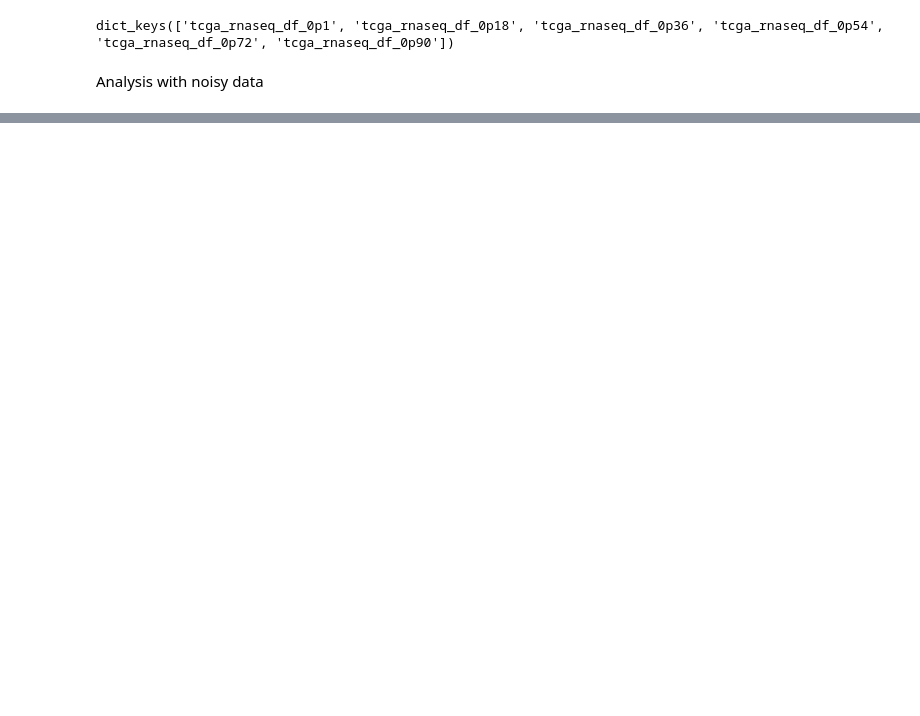
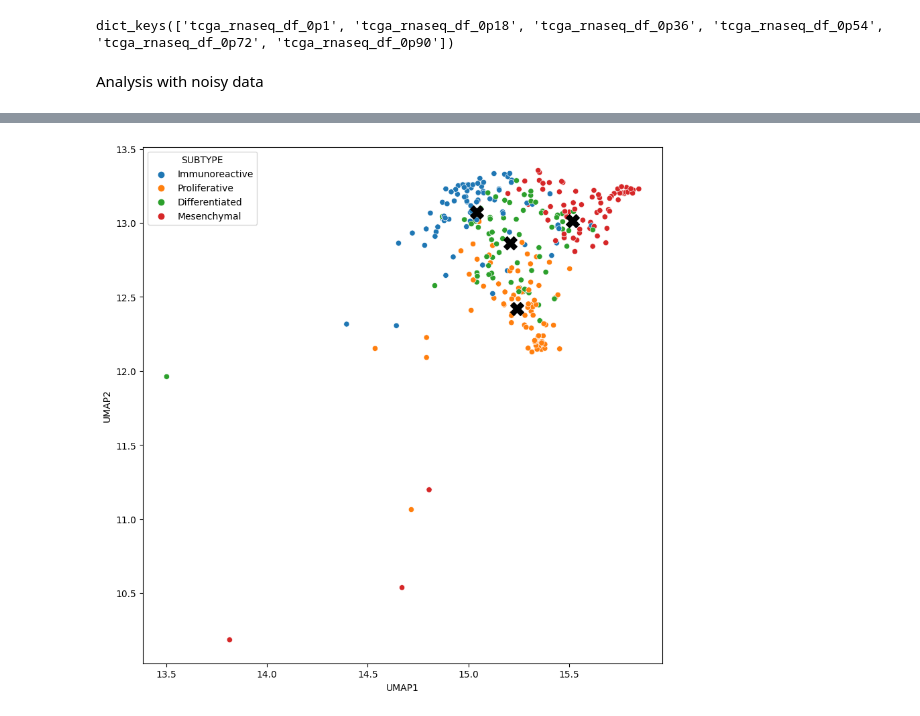
Before and after one commit to aschoudry/VAE_prject, a Jupyter notebook: notebooks/ov_subtype_umap.ipynb, the cells around one changed output, grey strips where cells are left out. Cells and saved outputs as stored; diff of their text form; code cells hidden in the pictures; blank space fills up the shorter version.

```diff
--- a/notebooks/ov_subtype_umap.ipynb
+++ b/notebooks/ov_subtype_umap.ipynb
@@ -543,0 +582,3 @@ Please also refer to the documentation for alternative solver options:
+# %%
+ov_df = pd.read_table("../../VAE_prject_data/raw/ov_subtype_info.tsv", index_col=0)
+ov_df.head(2)
@@ -543,0 +606,2 @@ Please also refer to the documentation for alternative solver options:
+# %%
+ov_df["id"] = list(ov_df.index)
@@ -543,0 +641,2 @@ Please also refer to the documentation for alternative solver options:
+# %%
+merged_latent_ov_df = pd.merge(ov_df, embedded_dataframe, on="id", how="inner")
@@ -543,0 +668,15 @@ Please also refer to the documentation for alternative solver options:
+# %%
+plt.figure(figsize=(10, 10))
+sns.scatterplot(data=merged_latent_ov_df, x="UMAP1", y="UMAP2", hue="SUBTYPE")
+# Calculate the mean for each category
+means = merged_latent_ov_df.groupby("SUBTYPE").mean()
+
+# Add mean points to the plot
+for index, row in means.iterrows():
+    plt.scatter(row["UMAP1"], row["UMAP2"], marker="X", color="black", s=200)
+
+# plt.xlim(6, 8.5)
+# plt.ylim(-4, -2)
+plt.savefig("../../Desktop/Subtype.png")
+# %% [output]
+[figure, added]
```
Also changed, not shown: parts of 46 cells of this notebook.
